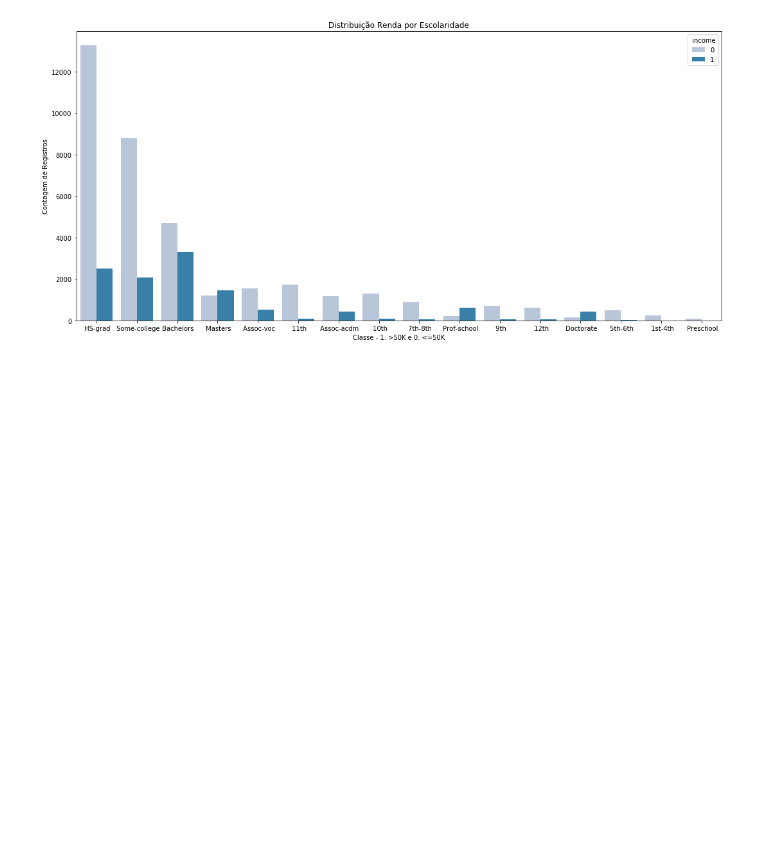
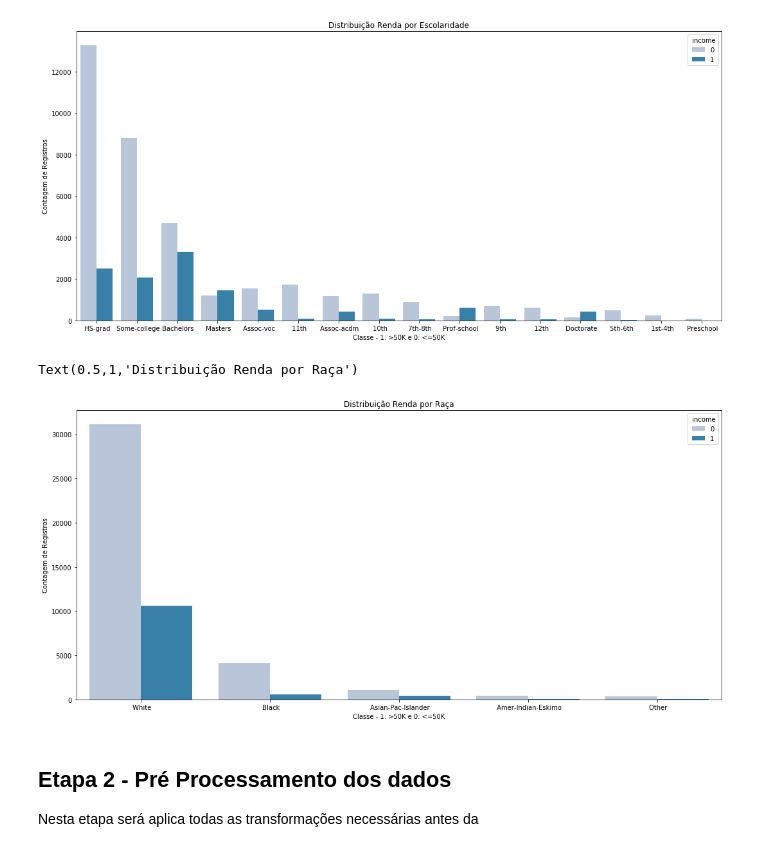
Before and after one commit to marcosmorais94/income_data_science, a Jupyter notebook: modelo_incomePredict.ipynb, the cells around one changed output. Cells and saved outputs as stored; diff of their text form; code cells hidden in the pictures; blank space fills up the shorter version.

```diff
--- a/modelo_incomePredict.ipynb
+++ b/modelo_incomePredict.ipynb
@@ -198,3 +198,23 @@ graf_class.set_title('Distribuição Renda por Escolaridade')
 # %% [output]
 Text(0.5,1,'Distribuição Renda por Escolaridade')
 [figure]
+# %%
+# No gráfico com a visão por raça, vemos que a maioria dos registros são de pessoas brancas
+# Os brancos também possuem a maior parcela de pessoas com renda superior a US$ 50K
+
+fig, ax = plt.subplots(figsize=(18.0, 8.27))
+graf_class = sns.countplot(x = ' race',
+                           data = df_full,
+                           palette = 'PuBu',
+                           hue = ' income',
+                           order=df_full[' race'].value_counts().index)
+graf_class.set_xlabel('Classe - 1: >50K e 0: <=50K')
+graf_class.set_ylabel('Contagem de Registros')
+graf_class.set_title('Distribuição Renda por Raça')
+# %% [output]
+Text(0.5,1,'Distribuição Renda por Raça')
+[figure, added]
+# %% [markdown]
+## Etapa 2 - Pré Processamento dos dados
+
+Nesta etapa será aplica todas as transformações necessárias antes da
```
Also changed, not shown: parts of 2 cells of this notebook.
